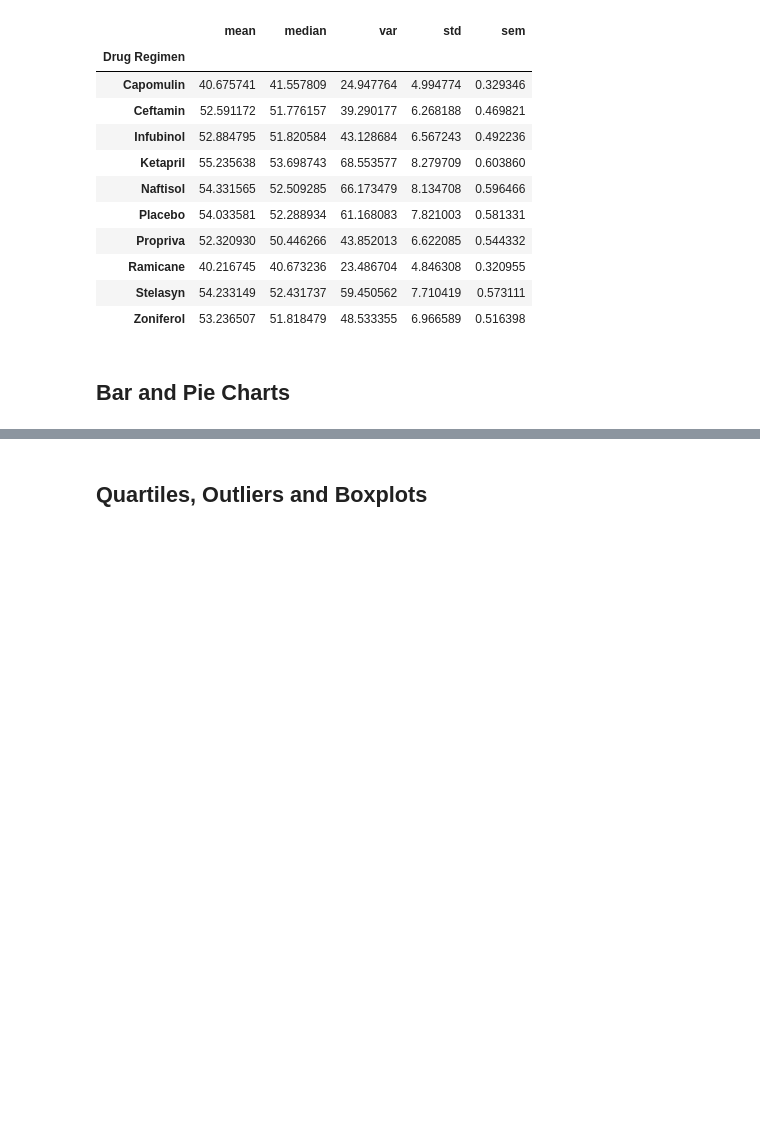
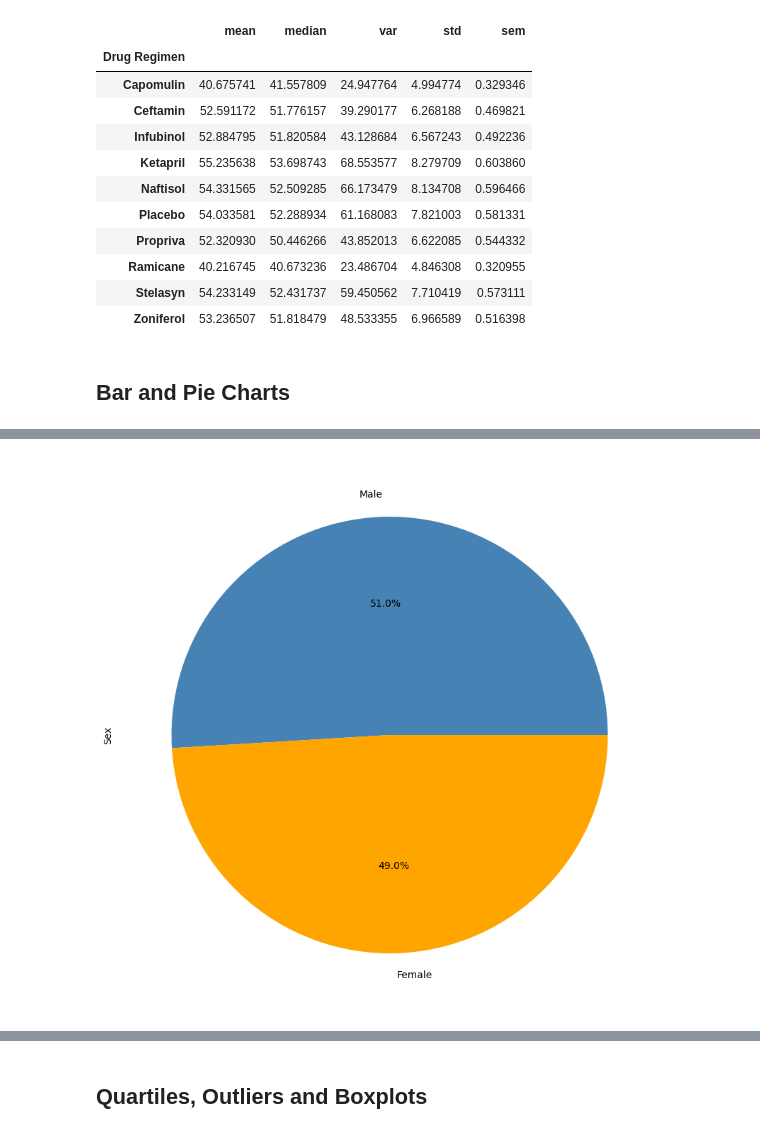
Before and after one commit to vara-co/Matplotlib-challenge, a Jupyter notebook: Pymaceuticals/pymaceuticals_starterLMVS.ipynb, the cells around one changed output, grey strips where cells are left out. Saved outputs shown, nothing was run; the diff lists cells and outputs as text; code cells hidden in the pictures; blank space fills up the shorter version.

```diff
--- a/Pymaceuticals/pymaceuticals_starterLMVS.ipynb
+++ b/Pymaceuticals/pymaceuticals_starterLMVS.ipynb
@@ -189,0 +221,16 @@ summary_stats
+# %%
+# Generate a pie plot showing the distribution of female versus male mice using Pandas
+
+# Groupby 'Sex' and count the number of mice for each gender
+s_distribution = combined_data_cleaned['Sex'].value_counts()
+
+# Creating a pie plot
+Y_label = s_distribution.plot(kind='pie', autopct='%1.1f%%', colors=['SteelBlue', 'orange'], figsize=(10, 10))
+
+# Set value of Y label to 'Sex'
+Y_label.set_ylabel('Sex')
+
+# Show the plot
+plt.show()
+# %% [output]
+[figure, added]
```
Also changed, not shown: parts of 6 cells of this notebook.
